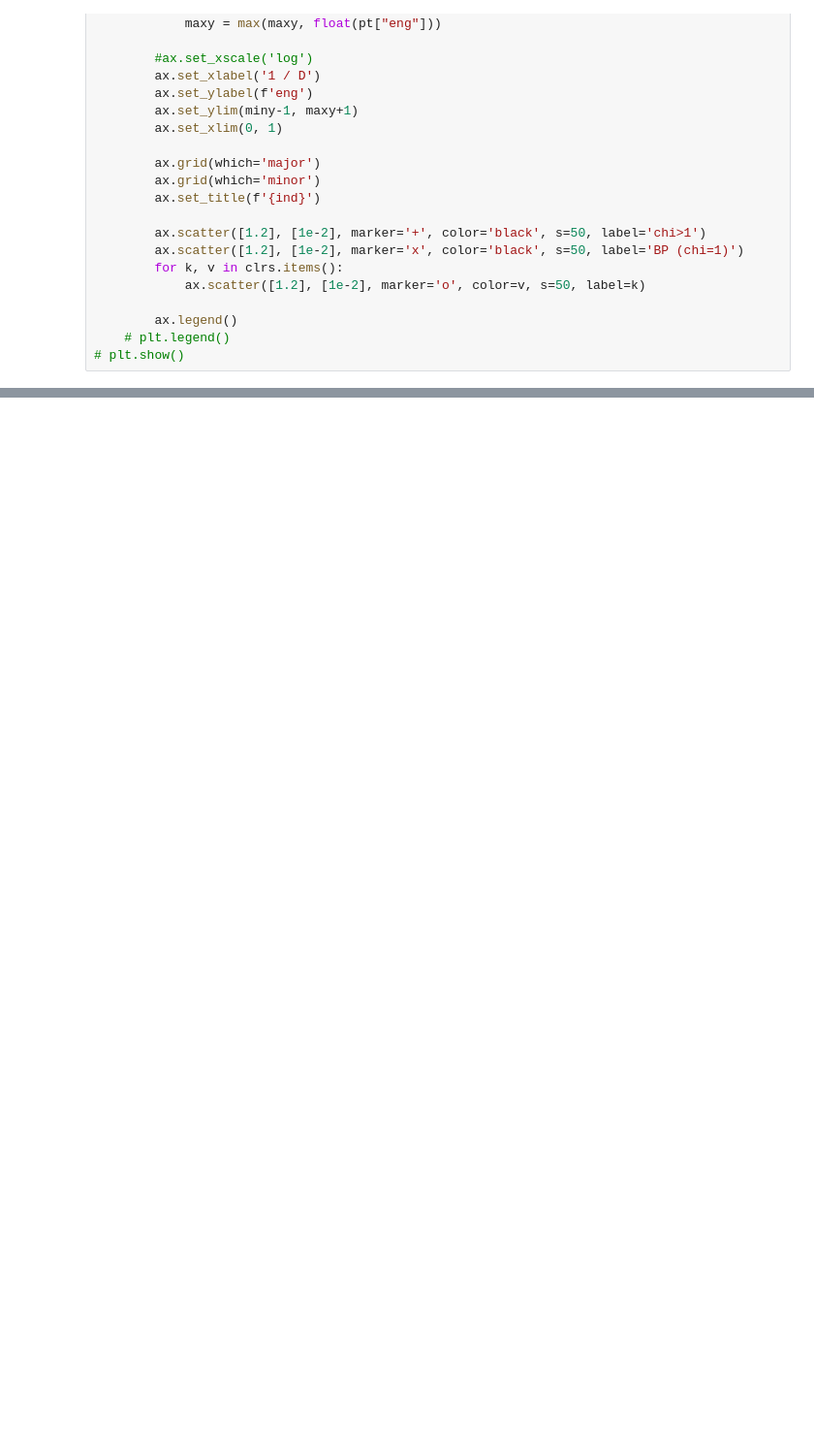
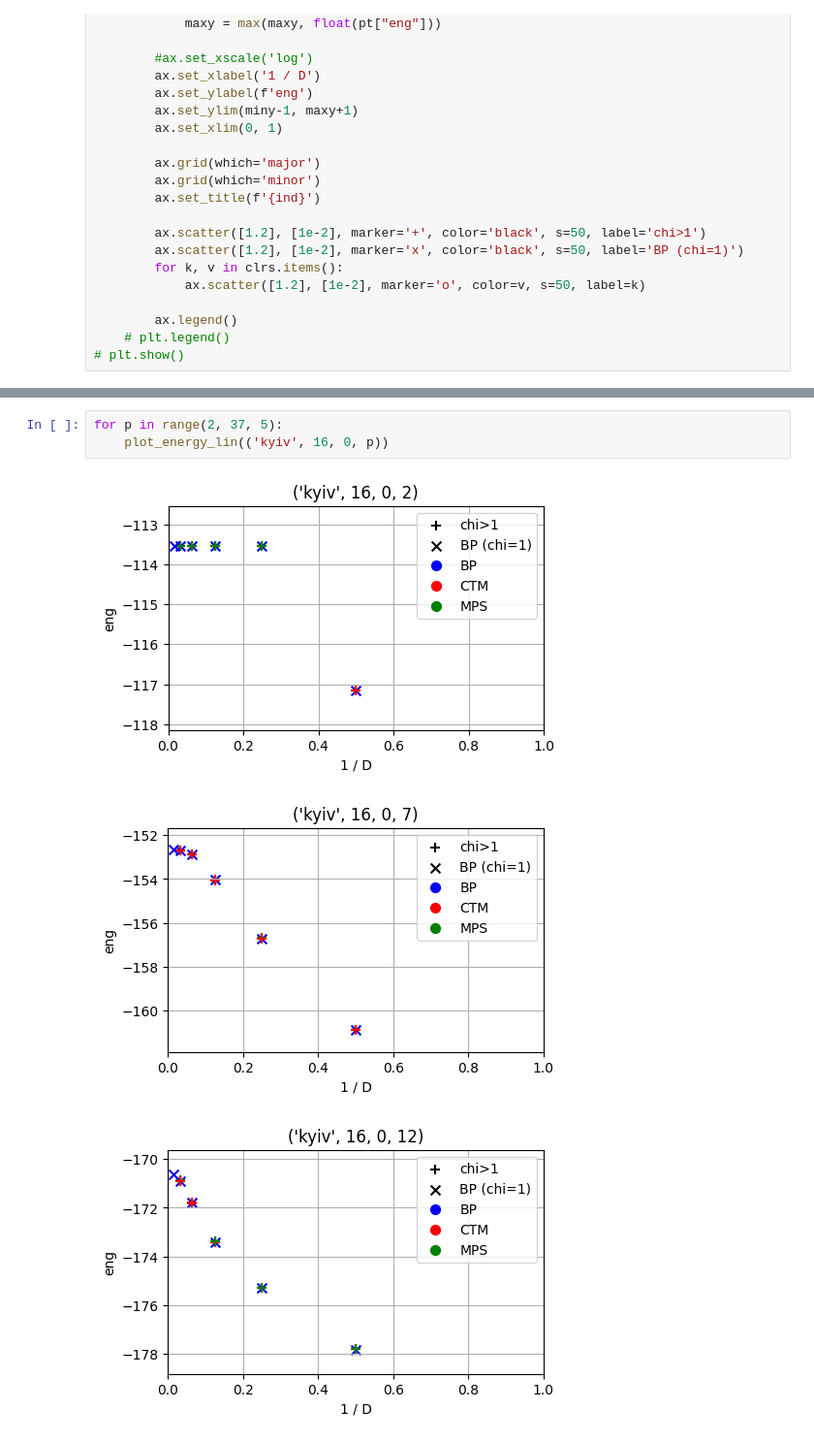
Before and after one commit to marekrams/hex, a Jupyter notebook: view_results.ipynb, the cells around one changed output, grey strips where cells are left out. Shown at 97% size. Saved outputs shown, nothing was run; the diff lists cells and outputs as text; blank space fills up the shorter version.

```diff
--- a/view_results.ipynb
+++ b/view_results.ipynb
@@ -67,0 +75,7 @@ for p in range(2, 37, 5):
+# %%
+for p in range(2, 37, 5):
+    plot_energy_lin(('kyiv', 16, 0, p))
+# %% [output]
+[figure, added]
+[figure, added]
+[figure, added]
```
Also changed, not shown: parts of 18 cells of this notebook.
